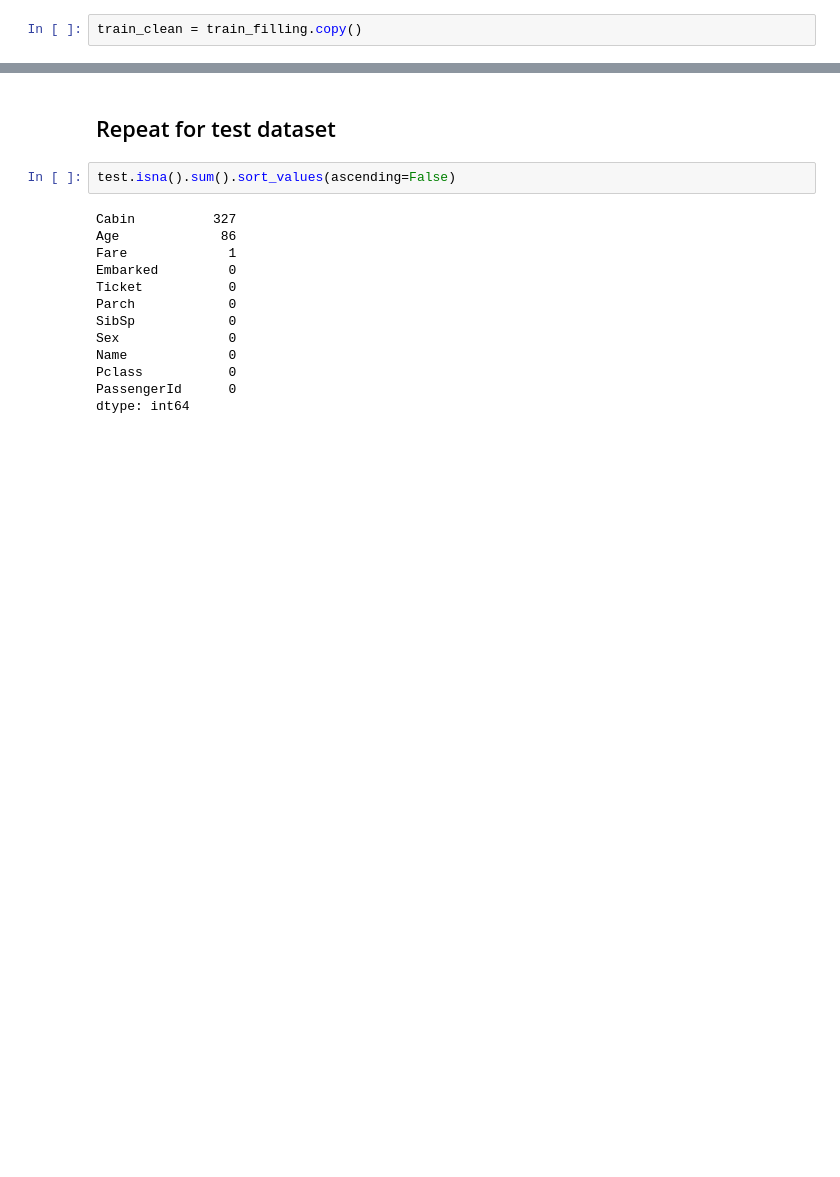
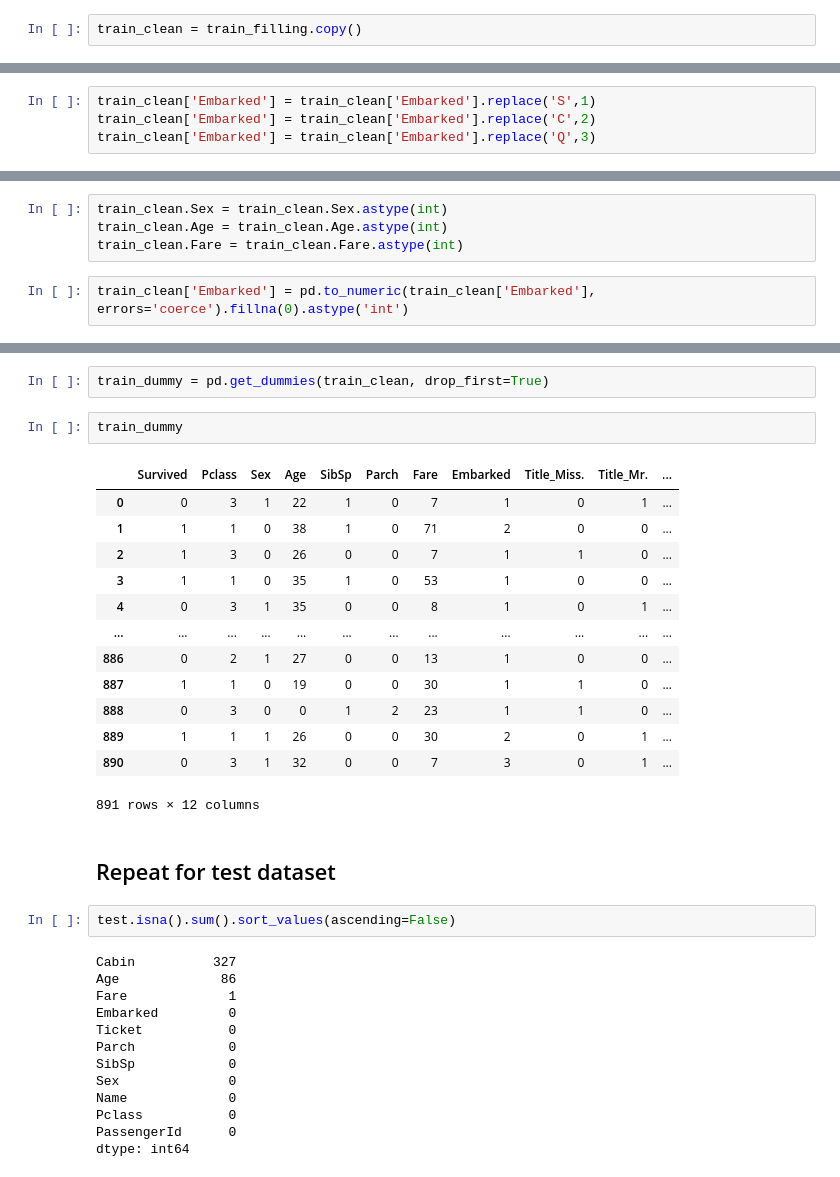
Before and after one commit to Casssiee/Titanic---Machine-Learning-Challenge, a Jupyter notebook: Titanic.ipynb, the cells around one changed output, grey strips where cells are left out. Cells and saved outputs as stored; diff of their text form; blank space fills up the shorter version.

```diff
--- a/Titanic.ipynb
+++ b/Titanic.ipynb
@@ -113,0 +284,4 @@ dtype: int64
+# %%
+train_clean['Embarked'] = train_clean['Embarked'].replace('S',1)
+train_clean['Embarked'] = train_clean['Embarked'].replace('C',2)
+train_clean['Embarked'] = train_clean['Embarked'].replace('Q',3)
@@ -113,0 +301,6 @@ dtype: int64
+# %%
+train_clean.Sex = train_clean.Sex.astype(int)
+train_clean.Age = train_clean.Age.astype(int)
+train_clean.Fare = train_clean.Fare.astype(int)
+# %%
+train_clean['Embarked'] = pd.to_numeric(train_clean['Embarked'], errors='coerce').fillna(0).astype('int')
@@ -114,3 +320,21 @@ dtype: int64
+# %%
+train_dummy = pd.get_dummies(train_clean, drop_first=True)
+# %%
+train_dummy
+# %% [output]
+|  | Survived | Pclass | Sex | Age | SibSp | Parch | Fare | Embarked | Title_Miss. | Title_Mr. | ... |
+| 0 | 0 | 3 | 1 | 22 | 1 | 0 | 7 | 1 | 0 | 1 | ... |
+| 1 | 1 | 1 | 0 | 38 | 1 | 0 | 71 | 2 | 0 | 0 | ... |
+| 2 | 1 | 3 | 0 | 26 | 0 | 0 | 7 | 1 | 1 | 0 | ... |
+| 3 | 1 | 1 | 0 | 35 | 1 | 0 | 53 | 1 | 0 | 0 | ... |
+| 4 | 0 | 3 | 1 | 35 | 0 | 0 | 8 | 1 | 0 | 1 | ... |
+| ... | ... | ... | ... | ... | ... | ... | ... | ... | ... | ... | ... |
+| 886 | 0 | 2 | 1 | 27 | 0 | 0 | 13 | 1 | 0 | 0 | ... |
+| 887 | 1 | 1 | 0 | 19 | 0 | 0 | 30 | 1 | 1 | 0 | ... |
+| 888 | 0 | 3 | 0 | 0 | 1 | 2 | 23 | 1 | 1 | 0 | ... |
+| 889 | 1 | 1 | 1 | 26 | 0 | 0 | 30 | 2 | 0 | 1 | ... |
+| 890 | 0 | 3 | 1 | 32 | 0 | 0 | 7 | 3 | 0 | 1 | ... |
+891 rows × 12 columns
 # %% [markdown]
 ## Repeat for test dataset
 # %%
```
Also changed, not shown: parts of 102 cells of this notebook.
